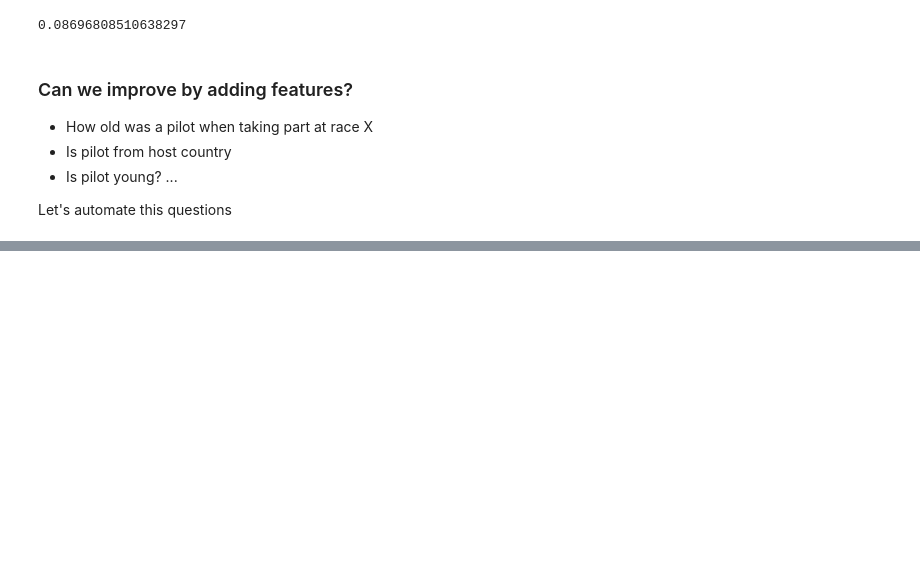
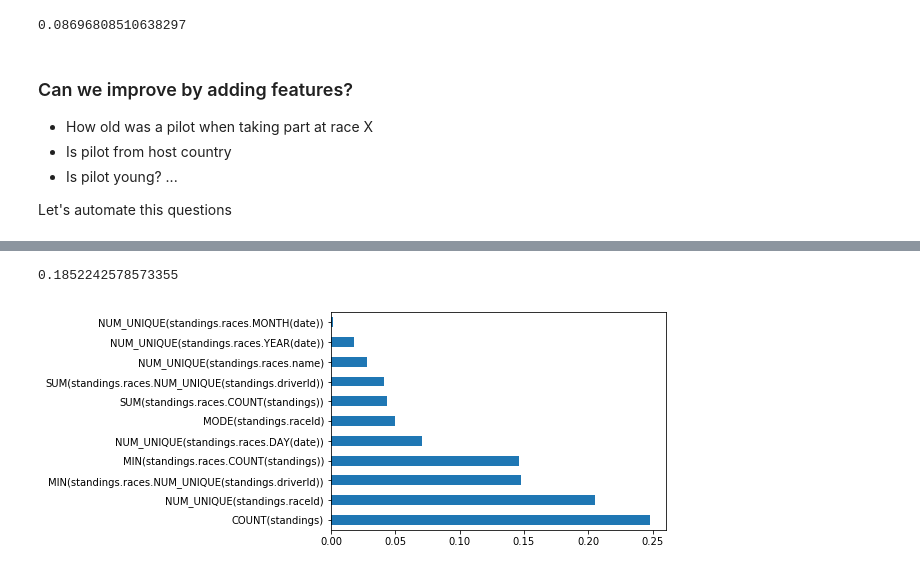
Before and after one commit to Alisa-lisa/conferences, a Jupyter notebook: BigDataBBQ19/Main.ipynb, the cells around one changed output, grey strips where cells are left out. Cells and saved outputs as stored; diff of their text form; code cells hidden in the pictures; blank space fills up the shorter version.

```diff
--- a/BigDataBBQ19/Main.ipynb
+++ b/BigDataBBQ19/Main.ipynb
@@ -274,0 +283,6 @@ mse_extended
+# %%
+from sklearn.feature_selection import SelectFromModel
+print("Old sdata shape: {}".format(train_X.shape))
+new_model = SelectFromModel(model, prefit=True)
+X_new = new_model.transform(train_X)
+print("New data shape: {}".format(X_new.shape))
@@ -274,0 +292,7 @@ mse_extended
+# %%
+mask = new_model.get_support()
+assert len(mask) == train_X.shape[1]
+old_features = list(train_X.columns)
+good_features = [old_features[i] for i in range(len(mask)) if mask[i]]
+good_features.append('driverId')
+good_features
@@ -274,0 +312,24 @@ mse_extended
+# %%
+new_feature_matrix = feature_matrix[good_features].copy()
+new_feature_matrix = pd.merge(new_feature_matrix, target, on='driverId')
+new_feature_matrix.drop(columns=['driverId'], inplace=True)
+new_train = new_feature_matrix[:int(new_feature_matrix.shape[0]*0.75)]
+new_train_Y = new_train['target']
+new_train_X = new_train.drop(columns=['target'])
+new_test = new_feature_matrix[int(new_feature_matrix.shape[0]*0.75):]
+new_test_Y = new_test['target']
+new_test_X = new_test.drop(columns=['target'])
+# %%
+new_model = RandomForestClassifier(n_estimators=100, max_depth=2, random_state=0)
+new_model.fit(new_train_X, new_train_Y)
+new_predict = new_model.predict(new_test_X)
+new_mse_extended = mean_squared_error(new_test_Y.to_list(), new_predict)
+new_mse_extended  # Lol+)
+# %% [output]
+0.1852242578573355
+# %%
+feat_importances = pd.Series(new_model.feature_importances_, index=new_train_X.columns)
+feat_importances.nlargest(11).plot(kind='barh')
+plt.show()
+# %% [output]
+[figure, added]
```
Also changed, not shown: parts of 18 cells of this notebook, 1 other file.
